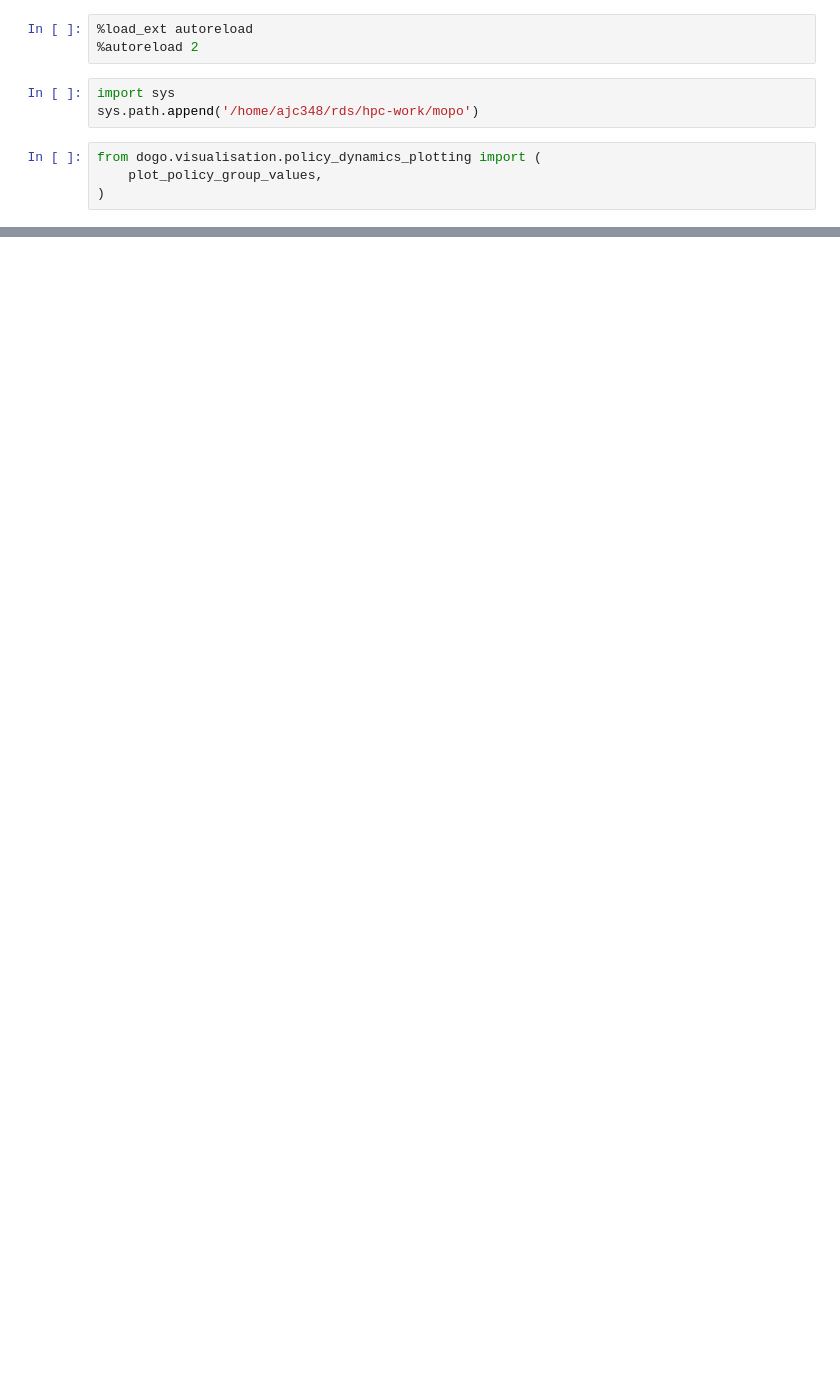
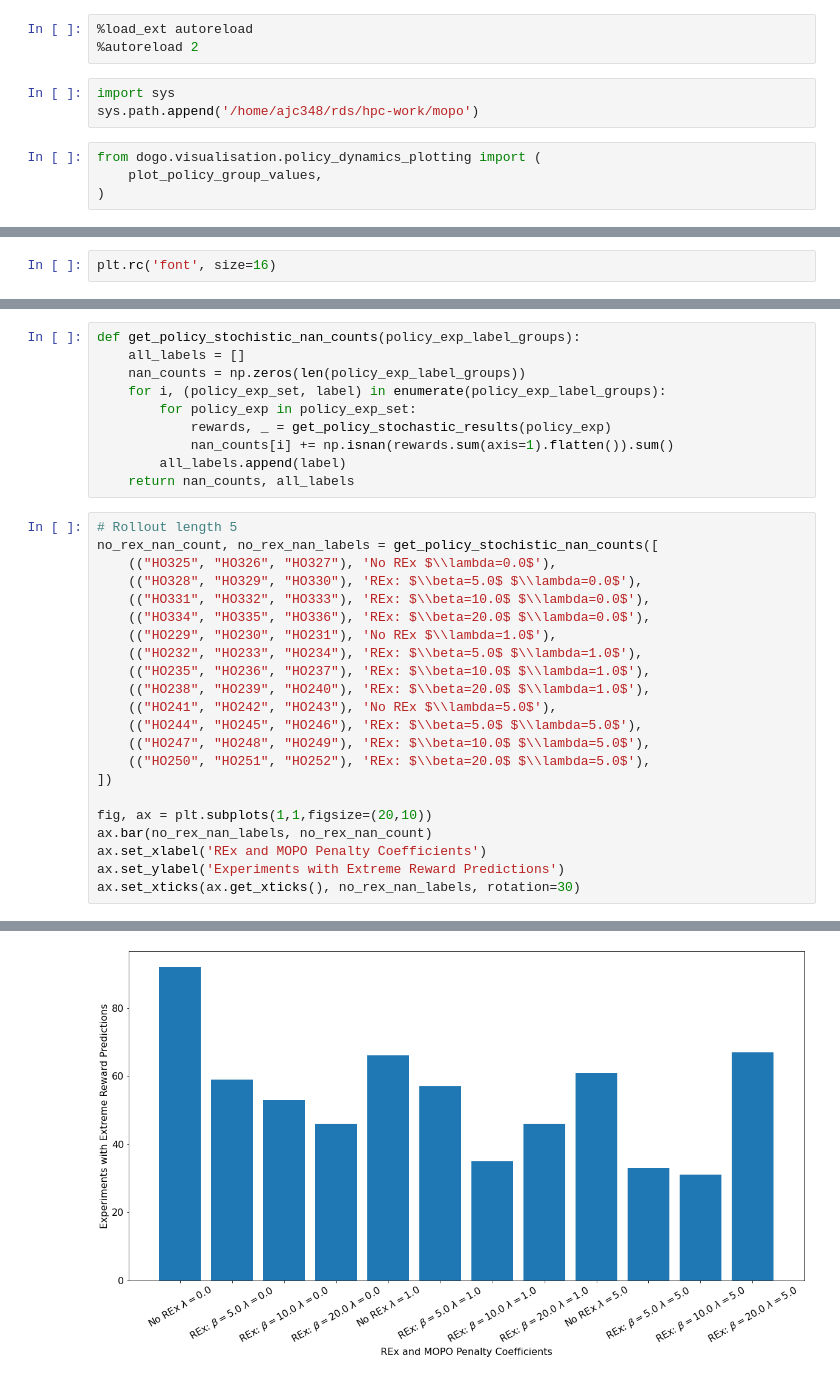
Before and after one commit to thatscotdatasci/mopo, a Jupyter notebook: jupyter/hopper/policy_dynamics_analysis_mixed_rt_1.ipynb, the cells around one changed output, grey strips where cells are left out. Saved outputs shown, nothing was run; the diff lists cells and outputs as text; blank space fills up the shorter version.

```diff
--- a/jupyter/hopper/policy_dynamics_analysis_mixed_rt_1.ipynb
+++ b/jupyter/hopper/policy_dynamics_analysis_mixed_rt_1.ipynb
@@ -111,0 +96,2 @@ Diff [-37.82544760002961, -15.239852480270883, 36.4457176933843] [54.77818899205
+# %%
+plt.rc('font', size=16)
@@ -111,0 +121,33 @@ Diff [-37.82544760002961, -15.239852480270883, 36.4457176933843] [54.77818899205
+# %%
+def get_policy_stochistic_nan_counts(policy_exp_label_groups):
+    all_labels = []
+    nan_counts = np.zeros(len(policy_exp_label_groups))
+    for i, (policy_exp_set, label) in enumerate(policy_exp_label_groups):
+        for policy_exp in policy_exp_set:
+            rewards, _ = get_policy_stochastic_results(policy_exp)
+            nan_counts[i] += np.isnan(rewards.sum(axis=1).flatten()).sum()
+        all_labels.append(label)
+    return nan_counts, all_labels
+# %%
+# Rollout length 5
+no_rex_nan_count, no_rex_nan_labels = get_policy_stochistic_nan_counts([
+    (("HO325", "HO326", "HO327"), 'No REx $\\lambda=0.0$'),
+    (("HO328", "HO329", "HO330"), 'REx: $\\beta=5.0$ $\\lambda=0.0$'),
+    (("HO331", "HO332", "HO333"), 'REx: $\\beta=10.0$ $\\lambda=0.0$'),
+    (("HO334", "HO335", "HO336"), 'REx: $\\beta=20.0$ $\\lambda=0.0$'),
+    (("HO229", "HO230", "HO231"), 'No REx $\\lambda=1.0$'),
+    (("HO232", "HO233", "HO234"), 'REx: $\\beta=5.0$ $\\lambda=1.0$'),
+    (("HO235", "HO236", "HO237"), 'REx: $\\beta=10.0$ $\\lambda=1.0$'),
+    (("HO238", "HO239", "HO240"), 'REx: $\\beta=20.0$ $\\lambda=1.0$'),
+    (("HO241", "HO242", "HO243"), 'No REx $\\lambda=5.0$'),
+    (("HO244", "HO245", "HO246"), 'REx: $\\beta=5.0$ $\\lambda=5.0$'),
+    (("HO247", "HO248", "HO249"), 'REx: $\\beta=10.0$ $\\lambda=5.0$'),
+    (("HO250", "HO251", "HO252"), 'REx: $\\beta=20.0$ $\\lambda=5.0$'),
+])
+
+fig, ax = plt.subplots(1,1,figsize=(20,10))
+ax.bar(no_rex_nan_labels, no_rex_nan_count)
+ax.set_xlabel('REx and MOPO Penalty Coefficients')
+ax.set_ylabel('Experiments with Extreme Reward Predictions')
+ax.set_xticks(ax.get_xticks(), no_rex_nan_labels, rotation=30)
+# %% [output]
@@ -111,0 +166 @@ Diff [-37.82544760002961, -15.239852480270883, 36.4457176933843] [54.77818899205
+[figure, added]
```
Also changed, not shown: parts of 16 cells of this notebook, 15 other files.
